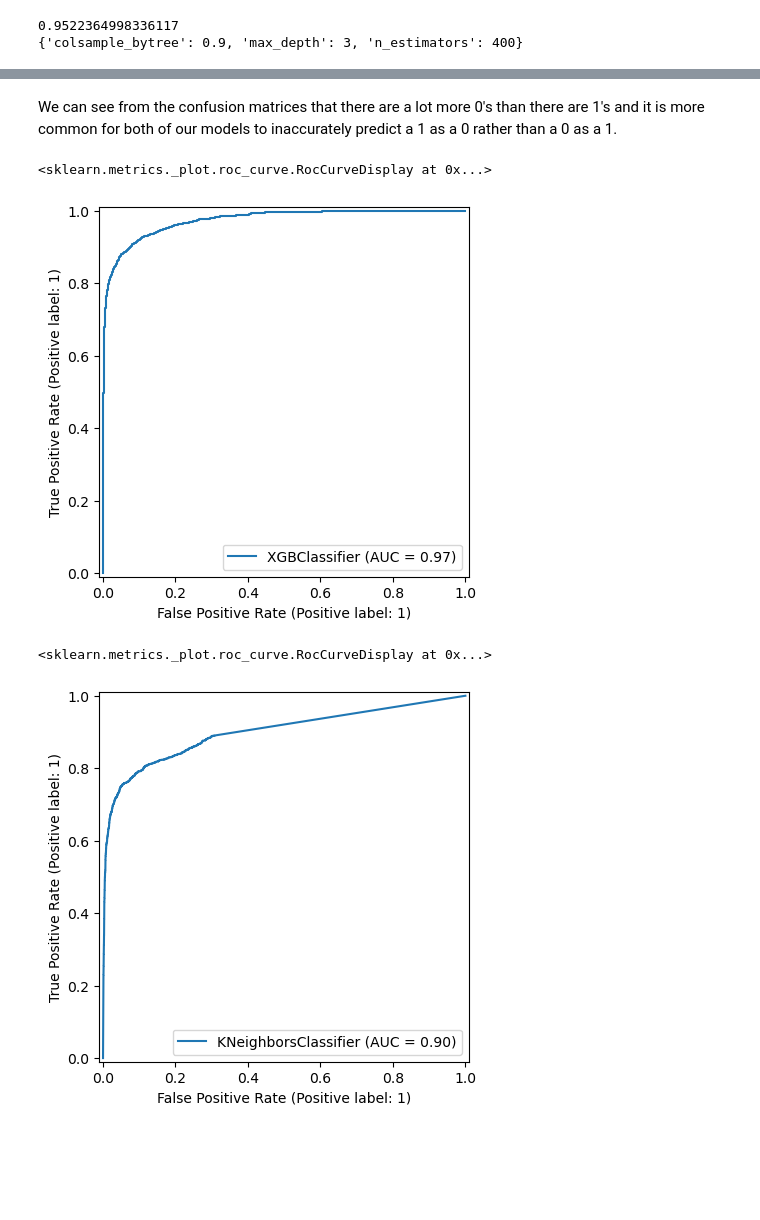
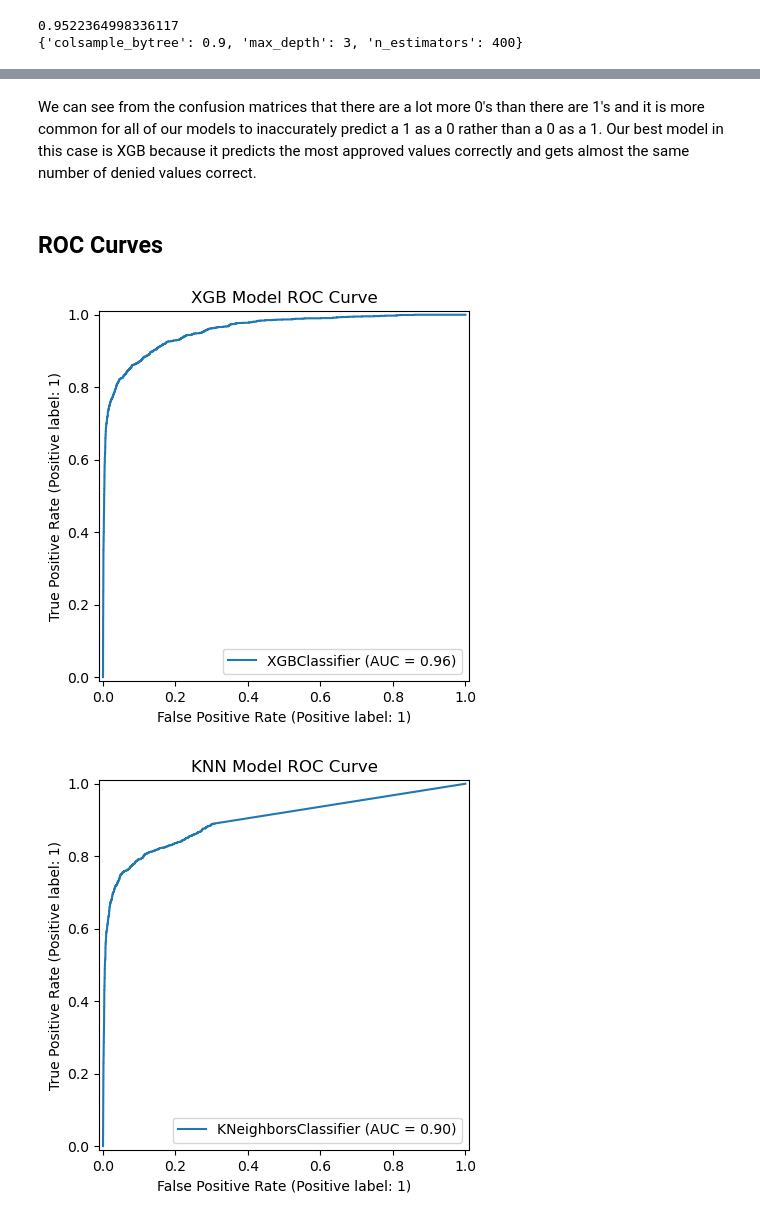
Before and after one commit to JacobHurley/Loan-aproval, a Jupyter notebook: LoanApproval.ipynb, the cells around one changed output, grey strips where cells are left out. Saved outputs shown, nothing was run; the diff lists cells and outputs as text; code cells hidden in the pictures; blank space fills up the shorter version.

```diff
--- a/LoanApproval.ipynb
+++ b/LoanApproval.ipynb
@@ -403,8 +346,8 @@ print(neighborSearchScaled2.best_params_)
 We will try to fit an extreme Gradient boost classifier to the data and see how well it performs. Extreme gradient boosting trees have become popular lately and have a tendency to be very fast and not overfit so they are well suited for many different problems.
 # %%
 from xgboost import XGBClassifier
-xgbModel = XGBClassifier(objective = 'binary:logistic')
+xgbModel = XGBClassifier(objective = 'binary:logistic', random_state=42)
 xgbGrid = {'n_estimators': list(range(50, 350, 50)),
           'max_depth': list(range(1,3)),
           'colsample_bytree' : [x / 10 for x in range(0,10)]}
-xgbSearch = GridSearchCV(xgbModel, xgbGrid, cv=5, verbose=10).fit(Xscaled_train, y_train)
+xgbSearch = GridSearchCV(xgbModel, xgbGrid, cv=5).fit(Xscaled_train, y_train) # set verbose = 10 in constructor
@@ -604,12 +466,22 @@ ConfusionMatrixDisplay.from_estimator(knnEstimator, Xscaled_val, y_val, values_f
 # %% [markdown]
-We can see from the confusion matrices that there are a lot more 0's than there are 1's and it is more common for both of our models to inaccurately predict a 1 as a 0 rather than a 0 as a 1.
+We can see from the confusion matrices that there are a lot more 0's than there are 1's and it is more common for all of our models to inaccurately predict a 1 as a 0 rather than a 0 as a 1. Our best model in this case is XGB because it predicts the most approved values correctly and gets almost the same number of denied values correct.
+# %% [markdown]
+## ROC Curves
 # %%
-RocCurveDisplay.from_estimator(xgbEstimator, Xscaled_val, y_val)
+disp = RocCurveDisplay.from_estimator(xgbEstimator, Xscaled_val, y_val)
+plt.close()
+fig, ax = plt.subplots()
+disp.plot(ax=ax)
+ax.set_title('XGB Model ROC Curve')
+plt.show()
 # %% [output]
-<sklearn.metrics._plot.roc_curve.RocCurveDisplay at 0x...>
-[figure, old version]
+[figure, new version]
 # %%
-RocCurveDisplay.from_estimator(knnEstimator, Xscaled_val, y_val)
+disp = RocCurveDisplay.from_estimator(knnEstimator, Xscaled_val, y_val)
+plt.close()
+fig, ax = plt.subplots()
+disp.plot(ax=ax)
+ax.set_title('KNN Model ROC Curve')
+plt.show()
 # %% [output]
-<sklearn.metrics._plot.roc_curve.RocCurveDisplay at 0x...>
-[figure, old version]
+[figure, new version]
```
Also changed, not shown: parts of 72 cells of this notebook.
